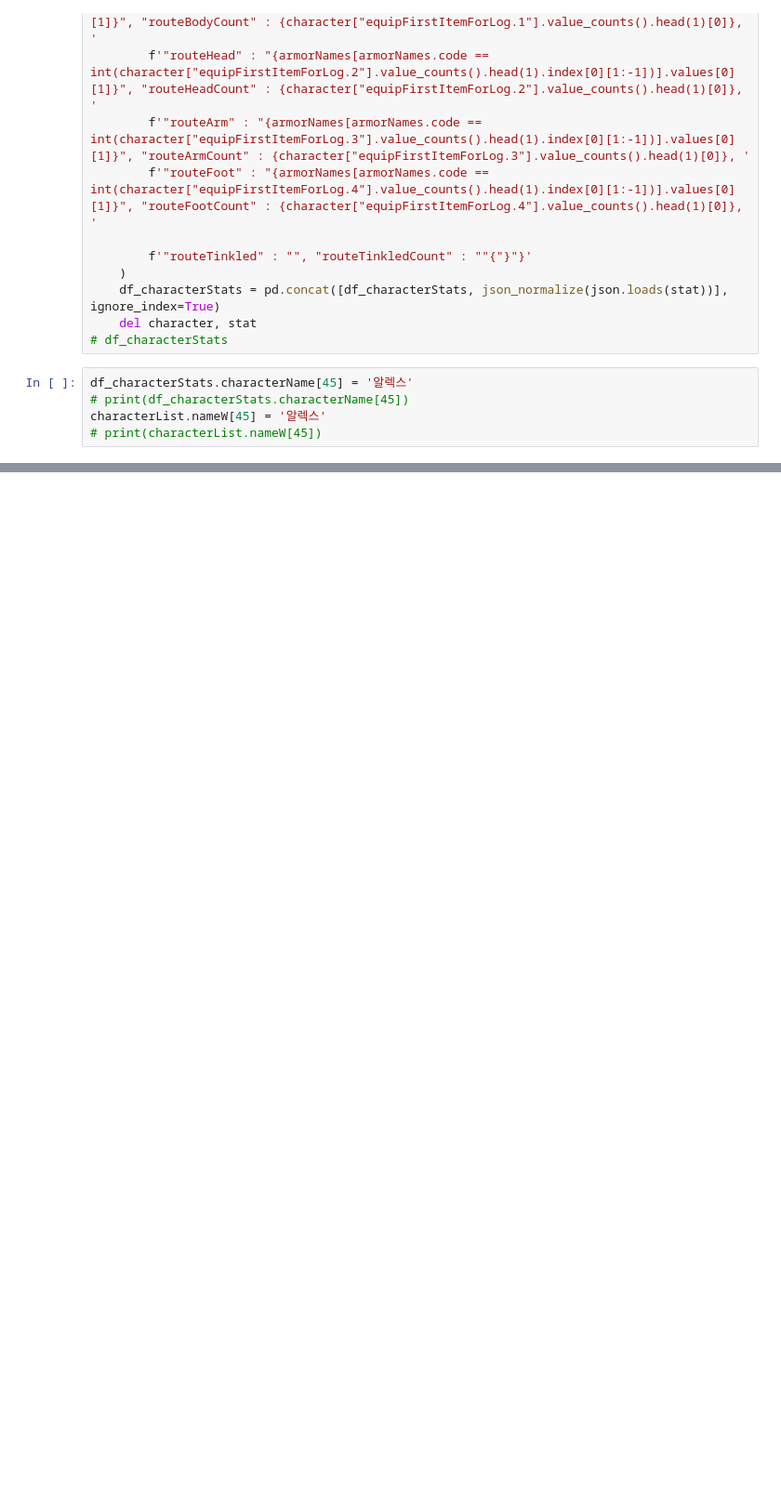
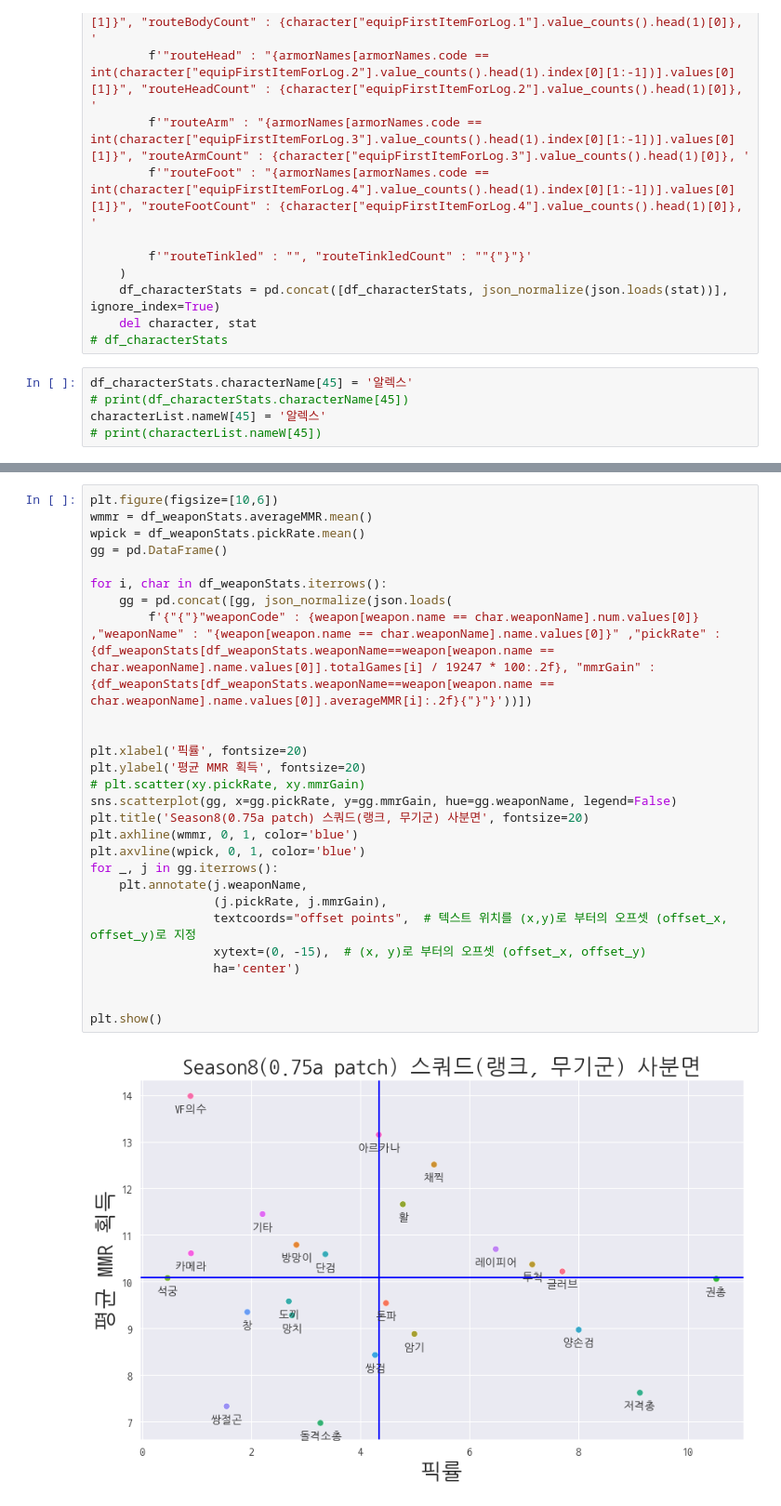
Before and after one commit to discipliner/webCrawling, a Jupyter notebook: web.ipynb, the cells around one changed output, grey strips where cells are left out. Shown at 93% size. Cells and saved outputs as stored; diff of their text form; blank space fills up the shorter version.

```diff
--- a/web.ipynb
+++ b/web.ipynb
@@ -217,0 +300,29 @@ else:
+# %%
+plt.figure(figsize=[10,6])
+wmmr = df_weaponStats.averageMMR.mean()
+wpick = df_weaponStats.pickRate.mean()
+gg = pd.DataFrame()
+
+for i, char in df_weaponStats.iterrows():
+    gg = pd.concat([gg, json_normalize(json.loads(
+        f'{"{"}"weaponCode" : {weapon[weapon.name == char.weaponName].num.values[0]} ,"weaponName" : "{weapon[weapon.name == char.weaponName].name.values[0]}" ,"pickRate" : {df_weaponStats[df_weaponStats.weaponName==weapon[weapon.name == char.weaponName].name.values[0]].totalGames[i] / 19247 * 100:.2f}, "mmrGain" : {df_weaponStats[df_weaponStats.weaponName==weapon[weapon.name == char.weaponName].name.values[0]].averageMMR[i]:.2f}{"}"}'))])
+
+
+plt.xlabel('픽률', fontsize=20)
+plt.ylabel('평균 MMR 획득', fontsize=20)
+# plt.scatter(xy.pickRate, xy.mmrGain)
+sns.scatterplot(gg, x=gg.pickRate, y=gg.mmrGain, hue=gg.weaponName, legend=False)
+plt.title('Season8(0.75a patch) 스쿼드(랭크, 무기군) 사분면', fontsize=20)
+plt.axhline(wmmr, 0, 1, color='blue')
+plt.axvline(wpick, 0, 1, color='blue')
+for _, j in gg.iterrows():
+    plt.annotate(j.weaponName,
+                 (j.pickRate, j.mmrGain),
+                 textcoords="offset points",  # 텍스트 위치를 (x,y)로 부터의 오프셋 (offset_x, offset_y)로 지정
+                 xytext=(0, -15),  # (x, y)로 부터의 오프셋 (offset_x, offset_y)
+                 ha='center')
+
+
+plt.show()
+# %% [output]
+[figure, added]
```
Also changed, not shown: parts of 23 cells of this notebook.
